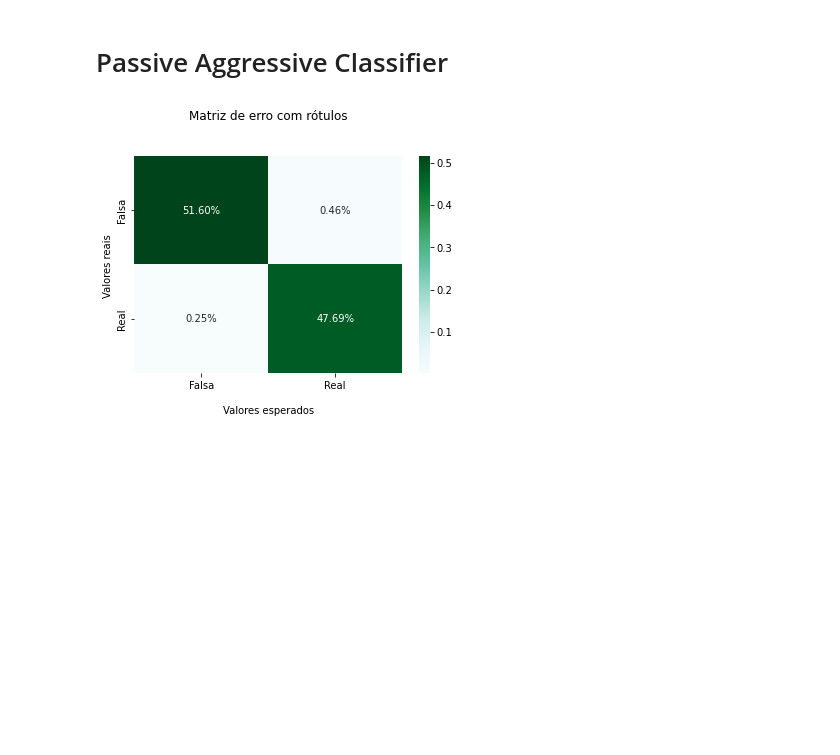
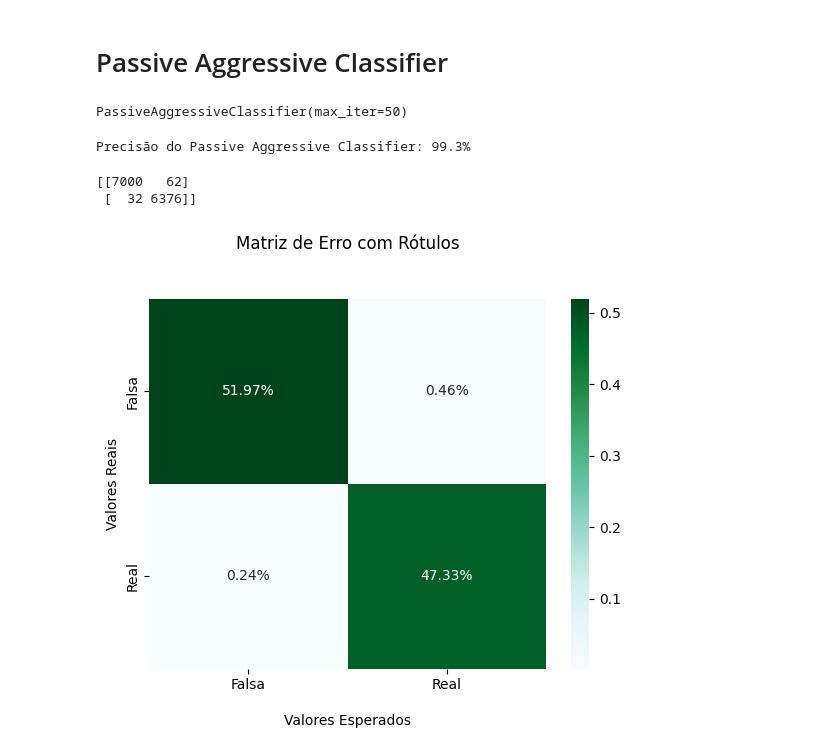
Before and after one commit to andersonfs94/Identificador_Fake_News, a Jupyter notebook: Machine_Learning_Fake_News.ipynb, the cells around one changed output. Saved outputs shown, nothing was run; the diff lists cells and outputs as text; code cells hidden in the pictures; blank space fills up the shorter version.

```diff
--- a/Machine_Learning_Fake_News.ipynb
+++ b/Machine_Learning_Fake_News.ipynb
@@ -21,7 +52,7 @@ dados_fake.describe()
 # %%
 # Adicionar uma coluna de label aos datasets
-dados_true['label'] = ['Real']*len(dados_true)
-dados_fake['label'] = ['Fake']*len(dados_fake)
+dados_true['label'] = 'REAL'
+dados_fake['label'] = 'FAKE'
 
 # Concatenar os datasets em um único dataframe e embaralhar os dados
-dados = dados_true.append(dados_fake).sample(frac=1).reset_index().drop(columns=['index']) #Reinicia o índice
+dados = pd.concat([dados_true, dados_fake]).sample(frac=1).reset_index().drop(columns=['index'])
@@ -49,7 +110,15 @@ tfidf_test=tfidf_vectorizer.transform(x_test)
 # %%
-pac=PassiveAggressiveClassifier(max_iter=50)
-pac.fit(tfidf_train,y_train)
+# Treinar o modelo de classificação Passive Aggressive
+pac = PassiveAggressiveClassifier(max_iter=50)
+pac.fit(tfidf_train, y_train)
+# %% [output]
+PassiveAggressiveClassifier(max_iter=50)
 # %%
-y_pred=pac.predict(tfidf_test)
-score=accuracy_score(y_test,y_pred)
+# Fazer previsões no conjunto de teste
+y_pred = pac.predict(tfidf_test)
+
+# Calcular a acurácia do modelo
+score = accuracy_score(y_test, y_pred)
 print(f'Precisão do Passive Aggressive Classifier: {round(score*100,2)}%')
+# %% [output]
+Precisão do Passive Aggressive Classifier: 99.3%
@@ -60,15 +125,19 @@ cf_matrix
+# %%
+# Gerar a matriz de confusão
+cf_matrix = confusion_matrix(y_test, y_pred, labels=['FAKE', 'REAL'])
+print(cf_matrix)
+# %% [output]
+[[7000   62]
+ [  32 6376]]
 # %%
-#Matriz de Erro
-import seaborn as sns
-ax = sns.heatmap(cf_matrix/np.sum(cf_matrix), annot=True, fmt='.2%', cmap='BuGn')
-
-ax.set_title('Matriz de erro com rótulos\n\n')
-ax.set_xlabel('\nValores esperados')
-ax.set_ylabel('Valores reais ')
-
-ax.xaxis.set_ticklabels(['Falsa','Real'])
-ax.yaxis.set_ticklabels(['Falsa','Real'])
+# Visualizar a matriz de confusão usando Seaborn
+ax = sns.heatmap(cf_matrix / np.sum(cf_matrix), annot=True, fmt='.2%', cmap='BuGn')
+ax.set_title('Matriz de Erro com Rótulos\n\n')
+ax.set_xlabel('\nValores Esperados')
+ax.set_ylabel('Valores Reais')
+ax.xaxis.set_ticklabels(['Falsa', 'Real'])
+ax.yaxis.set_ticklabels(['Falsa', 'Real'])
 
 plt.show()
 # %% [output]
-[figure, old version]
+[figure, new version]
```
Also changed, not shown: parts of 13 cells of this notebook.
